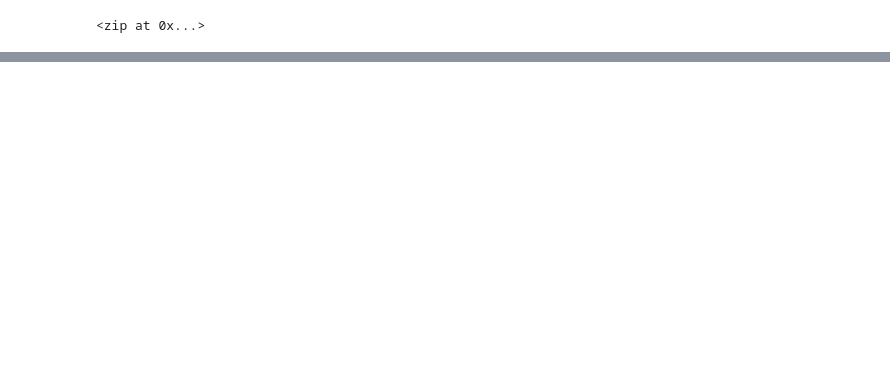
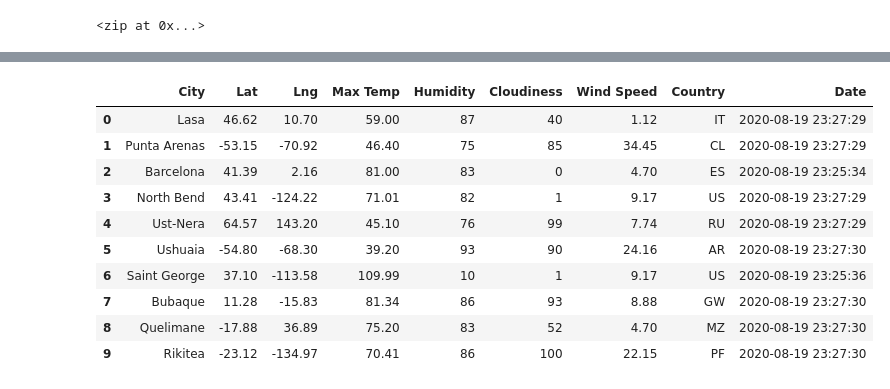
Before and after one commit to pat-tsai/World_Weather_Analysis, a Jupyter notebook: WeatherPy.ipynb, the cells around one changed output, grey strips where cells are left out. Cells and saved outputs as stored; diff of their text form; code cells hidden in the pictures; blank space fills up the shorter version.

```diff
--- a/WeatherPy.ipynb
+++ b/WeatherPy.ipynb
@@ -99,0 +214,16 @@ len(cities)
+# %%
+# Convert the array of dictionaries to a Pandas DataFrame.
+city_data_df = pd.DataFrame(city_data)
+city_data_df.head(10)
+# %% [output]
+|  | City | Lat | Lng | Max Temp | Humidity | Cloudiness | Wind Speed | Country | Date |
+| 0 | Lasa | 46.62 | 10.70 | 59.00 | 87 | 40 | 1.12 | IT | 2020-08-19 23:27:29 |
+| 1 | Punta Arenas | -53.15 | -70.92 | 46.40 | 75 | 85 | 34.45 | CL | 2020-08-19 23:27:29 |
+| 2 | Barcelona | 41.39 | 2.16 | 81.00 | 83 | 0 | 4.70 | ES | 2020-08-19 23:25:34 |
+| 3 | North Bend | 43.41 | -124.22 | 71.01 | 82 | 1 | 9.17 | US | 2020-08-19 23:27:29 |
+| 4 | Ust-Nera | 64.57 | 143.20 | 45.10 | 76 | 99 | 7.74 | RU | 2020-08-19 23:27:29 |
+| 5 | Ushuaia | -54.80 | -68.30 | 39.20 | 93 | 90 | 24.16 | AR | 2020-08-19 23:27:30 |
+| 6 | Saint George | 37.10 | -113.58 | 109.99 | 10 | 1 | 9.17 | US | 2020-08-19 23:25:36 |
+| 7 | Bubaque | 11.28 | -15.83 | 81.34 | 86 | 93 | 8.88 | GW | 2020-08-19 23:27:30 |
+| 8 | Quelimane | -17.88 | 36.89 | 75.20 | 83 | 52 | 4.70 | MZ | 2020-08-19 23:27:30 |
+| 9 | Rikitea | -23.12 | -134.97 | 70.41 | 86 | 100 | 22.15 | PF | 2020-08-19 23:27:30 |
```
Also changed, not shown: parts of 10 cells of this notebook, 1 other file.
